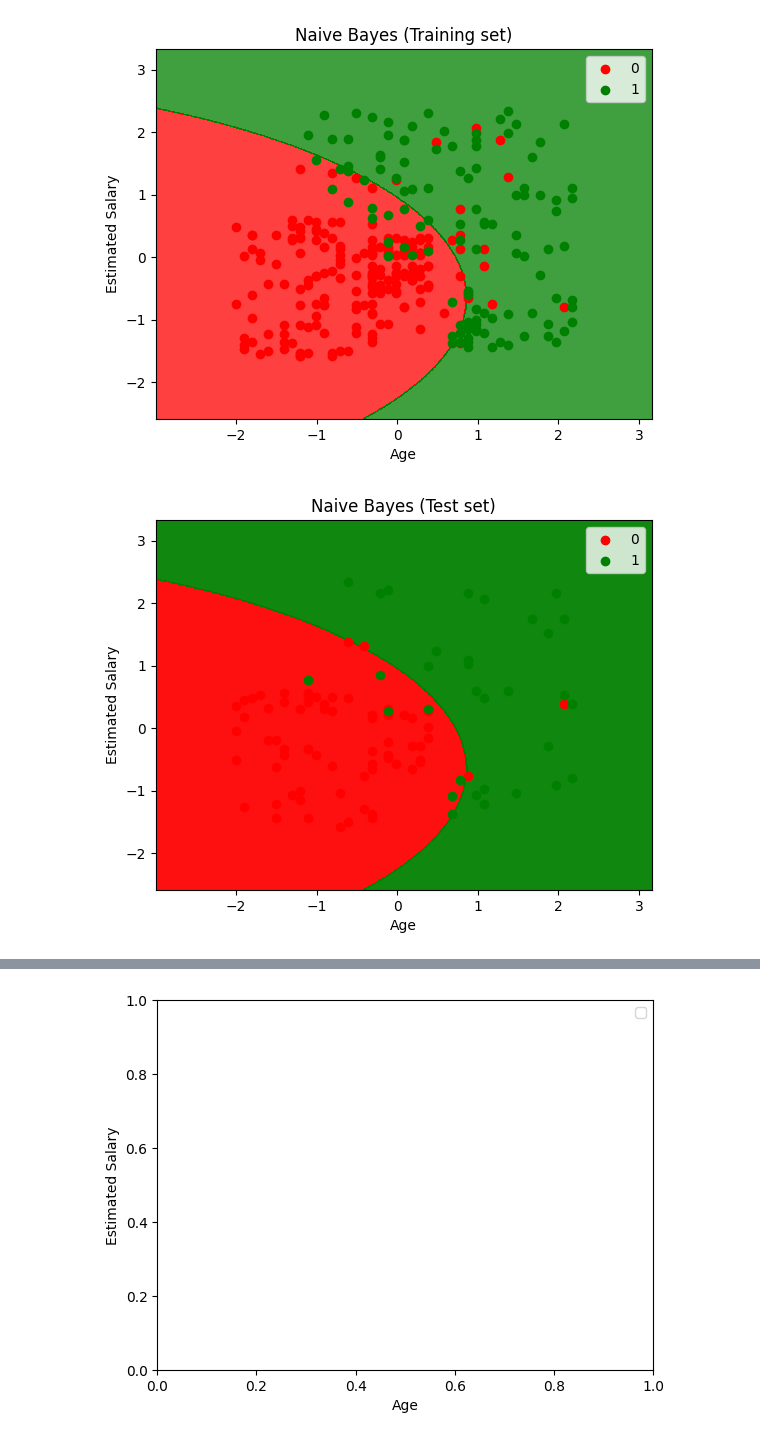
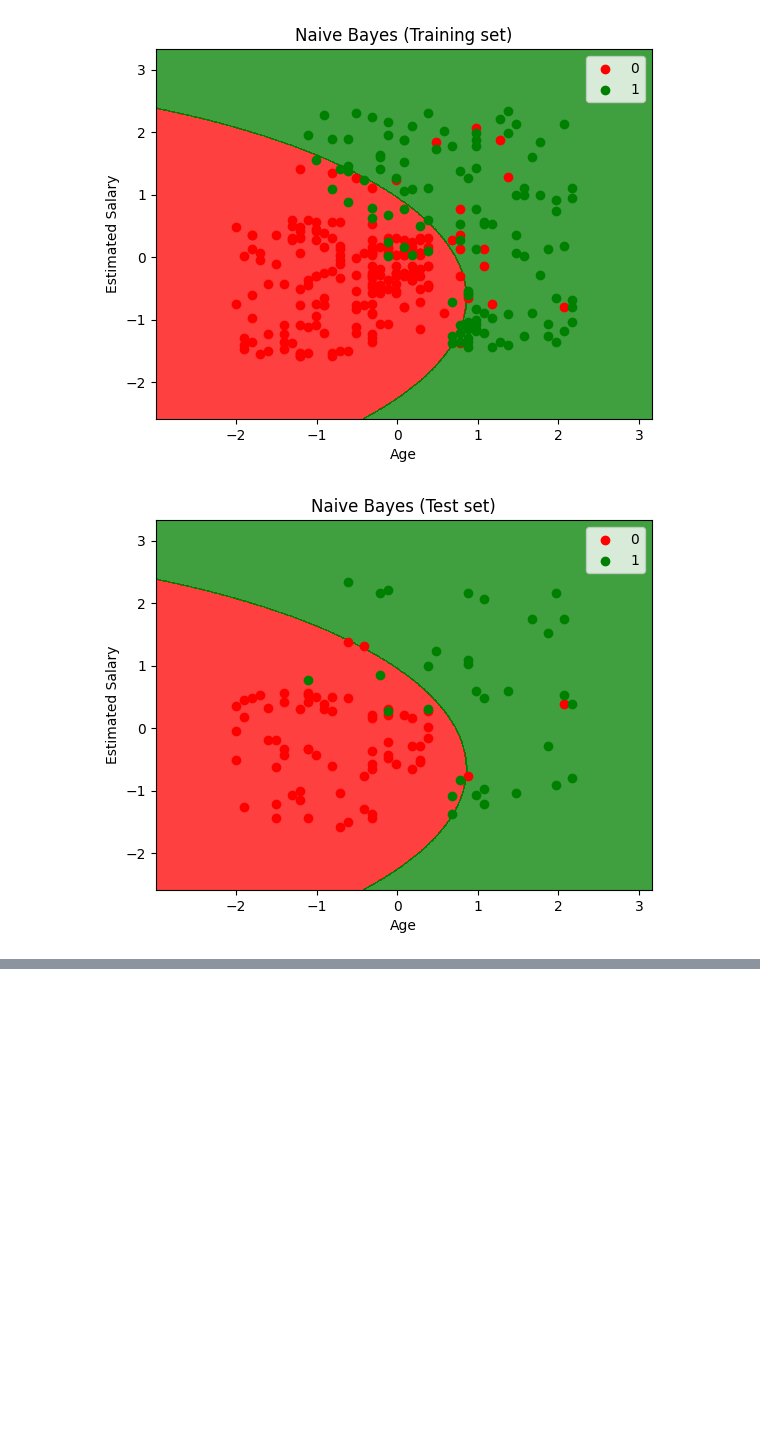
Before and after one commit to MichaelArgs/Tugas-PenambanganData, a Jupyter notebook: naive_bayes.ipynb, the cells around one changed output, grey strips where cells are left out. Drawn from its saved outputs; the diff is of its cells as text; code cells hidden in the pictures; blank space fills up the shorter version.

```diff
--- a/naive_bayes.ipynb
+++ b/naive_bayes.ipynb
@@ -40,9 +40,12 @@ plt.contourf(X1, X2, classifier.predict(np.array([X1.ravel(), X2.ravel()]).T).re
              alpha = 0.75, cmap = ListedColormap(('red', 'green')))
 plt.xlim(X1.min(), X1.max())
 plt.ylim(X2.min(), X2.max())
+
+# Use `color` instead of `c`
 for i, j in enumerate(np.unique(y_set)):
     plt.scatter(X_set[y_set == j, 0], X_set[y_set == j, 1],
-                c = ListedColormap(('red', 'green'))(i), label = j)
+                color = ListedColormap(('red', 'green'))(i), label = j)
+
 plt.title('Naive Bayes (Training set)')
 plt.xlabel('Age')
 plt.ylabel('Estimated Salary')
@@ -53,30 +56,22 @@ plt.show()
 # %%
 from matplotlib.colors import ListedColormap
 X_set, y_set = X_test, y_test
 X1, X2 = np.meshgrid(np.arange(start = X_set[:, 0].min() - 1, stop = X_set[:, 0].max() + 1, step = 0.01),
                      np.arange(start = X_set[:, 1].min() - 1, stop = X_set[:, 1].max() + 1, step = 0.01))
 plt.contourf(X1, X2, classifier.predict(np.array([X1.ravel(), X2.ravel()]).T).reshape(X1.shape),
              alpha = 0.75, cmap = ListedColormap(('red', 'green')))
 plt.xlim(X1.min(), X1.max())
-from matplotlib.colors import ListedColormap
-X_set, y_set = X_test, y_test
-X1, X2 = np.meshgrid(np.arange(start = X_set[:, 0].min() - 1, stop = X_set[:, 0].max() + 1, step = 0.01),
-                     np.arange(start = X_set[:, 1].min() - 1, stop = X_set[:, 1].max() + 1, step = 0.01))
-plt.contourf(X1, X2, classifier.predict(np.array([X1.ravel(), X2.ravel()]).T).reshape(X1.shape),
-             alpha = 0.75, cmap = ListedColormap(('red', 'green')))
-plt.xlim(X1.min(), X1.max())
 plt.ylim(X2.min(), X2.max())
+
+# Use `color` instead of `c`
 for i, j in enumerate(np.unique(y_set)):
     plt.scatter(X_set[y_set == j, 0], X_set[y_set == j, 1],
-                c = ListedColormap(('red', 'green'))(i), label = j)
+                color = ListedColormap(('red', 'green'))(i), label = j)
+
 plt.title('Naive Bayes (Test set)')
 plt.xlabel('Age')
 plt.ylabel('Estimated Salary')
 plt.legend()
 plt.show()
-plt.xlabel('Age')
-plt.ylabel('Estimated Salary')
-plt.legend()
-plt.show()
 # %% [output]
-[figure, old version]
+[figure, new version]
@@ -84 +77,0 @@ WARNING:matplotlib.legend:No artists with labels found to put in legend.  Note t
-[figure, removed]
```
Also changed, not shown: parts of 1 cell of this notebook.
